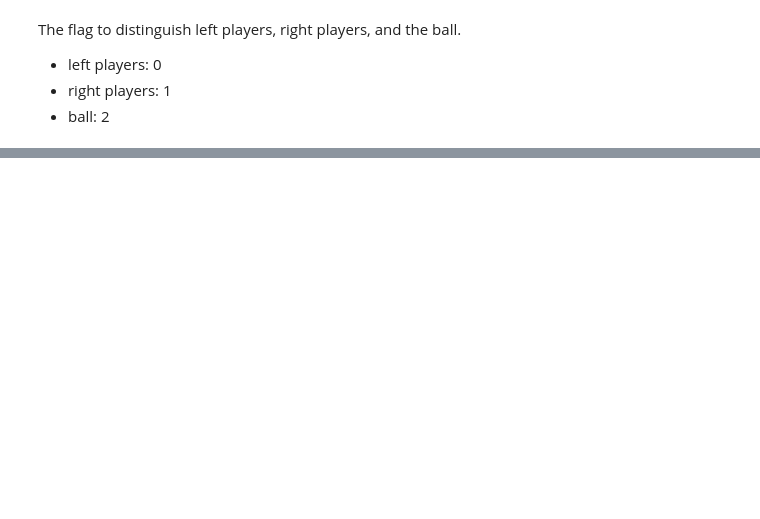
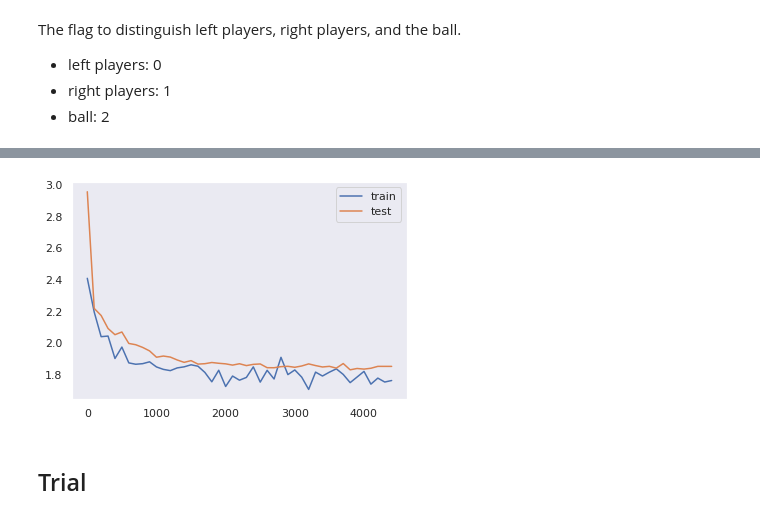
Before and after one commit to nkgvl/kaggle_gfootball, a Jupyter notebook: gfootball_kiyohara.ipynb, the cells around one changed output, grey strips where cells are left out. Cells and saved outputs as stored; diff of their text form; code cells hidden in the pictures; blank space fills up the shorter version.

```diff
--- a/gfootball_kiyohara.ipynb
+++ b/gfootball_kiyohara.ipynb
@@ -385,0 +416,12 @@ class DynamicsModel:
+# %%
+random.seed(10)
+all_file_names = sorted([pathlib.Path(path).name for path in glob.glob('./dataset/raw/*.pickle')])
+random.shuffle(all_file_names)
+# %%
+def process(i, file_names):
+    _ = FootballDataset('./dataset', file_names, 'dataset-{}.pt'.format(i))
+# %%
+processes = []
+for i, file_names in enumerate(zip(*[iter(all_file_names)]*100)):
+    processes.append(delayed(process)(i, file_names))
+Parallel(n_jobs=2, verbose=10)(processes)
@@ -385,0 +455,56 @@ class DynamicsModel:
+# %%
+def get_dataset(i):
+    return FootballDataset('./dataset', None, 'dataset-{}.pt'.format(i))
+# %%
+policy = Policy(num_features=9, num_relations=len(relations_dict))
+optimizer = torch.optim.Adam(policy.parameters(), lr=0.001, weight_decay=5e-4)
+
+policy.to('cuda')
+episode = 0
+episodes = []
+steps_val = []
+losses = []
+losses_val = []
+
+
+dataset_val = get_dataset(45)
+loader_val = DataLoader(dataset_val, batch_size=2048, shuffle=True)
+
+for dataset_num in range(45):
+    dataset = get_dataset(dataset_num)
+    loader = DataLoader(dataset, batch_size=1024, shuffle=True)
+
+    policy.eval()
+    losses_for_avg = []
+    for data in loader_val:
+        data.to('cuda')
+        optimizer.zero_grad()
+        log_softmax = policy(data)
+        loss = F.nll_loss(log_softmax, data.y)
+        losses_for_avg.append(loss.to('cpu').detach().numpy())
+    episodes.append(episode)
+    losses_val.append(np.mean(losses_for_avg))
+
+    policy.train()
+    losses_for_avg = []
+    for data in loader:
+        data.to('cuda')
+        optimizer.zero_grad()
+        log_softmax = policy(data)
+        loss = F.nll_loss(log_softmax, data.y)
+        loss.backward()
+        optimizer.step()
+        losses_for_avg.append(loss.to('cpu').detach().numpy())
+    losses.append(np.mean(losses_for_avg))
+
+    episode += 100
+
+    clear_output()
+    plt.plot(episodes, losses, label='train')
+    plt.plot(episodes, losses_val, label='test')
+    plt.grid()
+    plt.legend()
+    plt.show()
+    plt.close()
+# %% [output]
+[figure, added]
@@ -385,0 +514,2 @@ class DynamicsModel:
+# %% [markdown]
+## Trial
```
Also changed, not shown: parts of 24 cells of this notebook, 4 other files.
